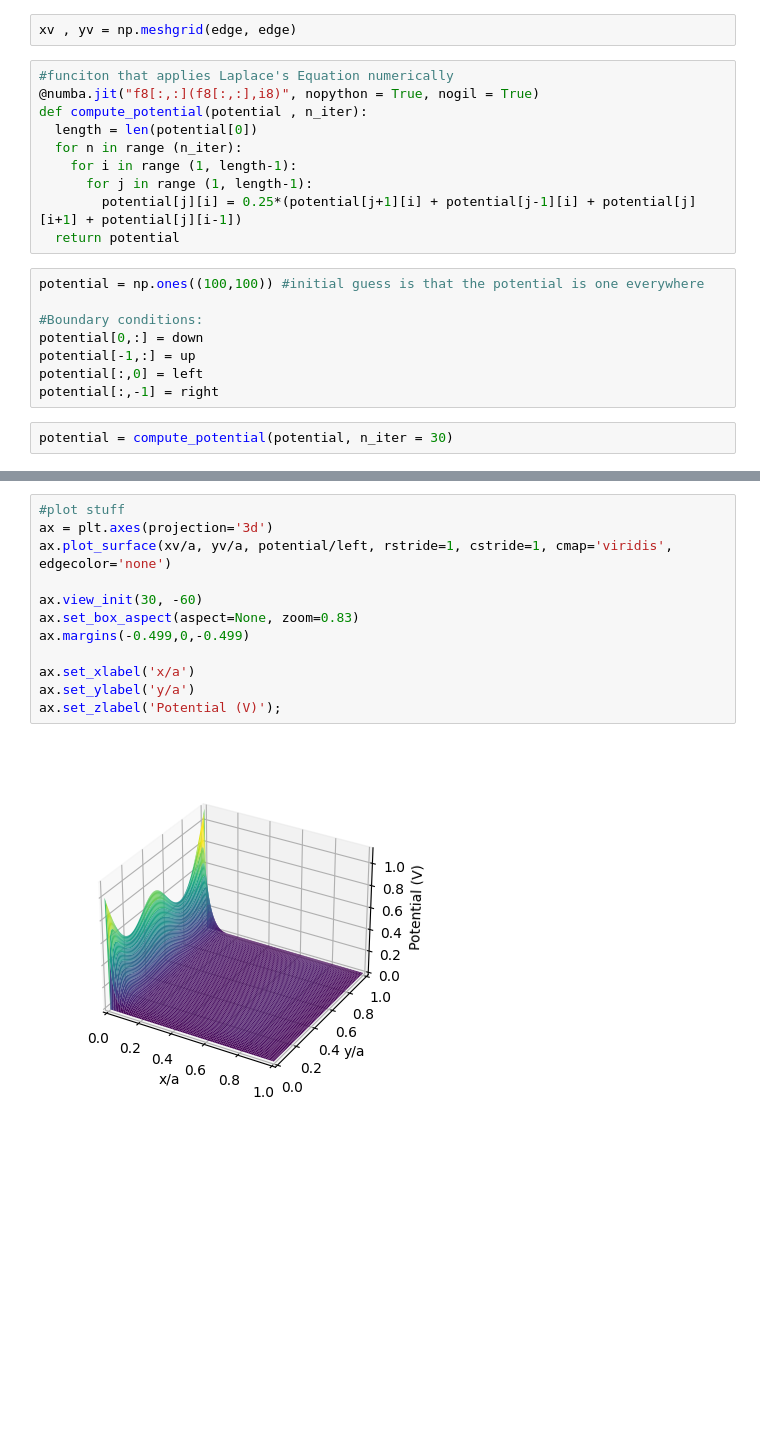
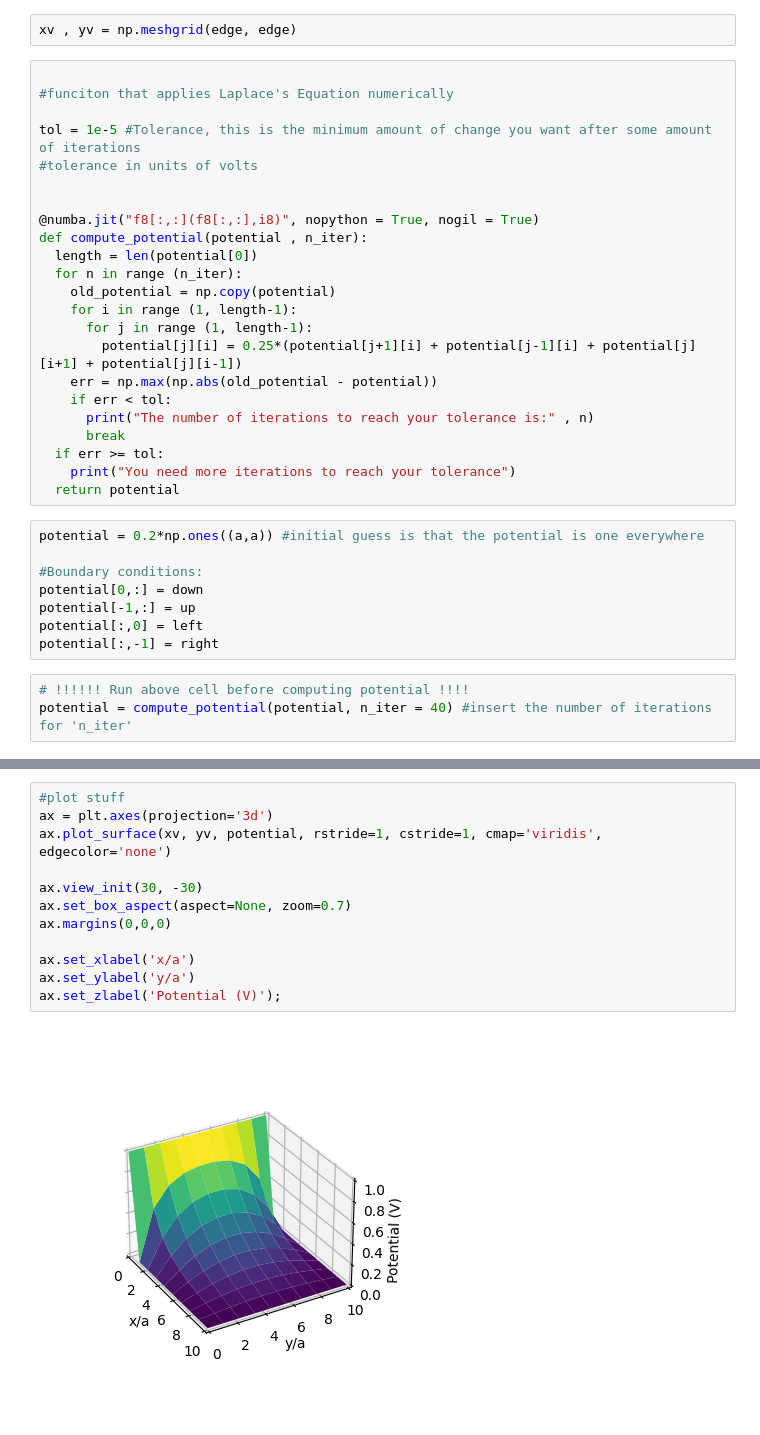
Before and after one commit to Logan-Bz/PHYS3025Work, a Jupyter notebook: Numerical_Sol_to_Laplace's_Eqn,.ipynb, the cells around one changed output, grey strips where cells are left out. Saved outputs shown, nothing was run; the diff lists cells and outputs as text; blank space fills up the shorter version.

```diff
--- a/Numerical_Sol_to_Laplace's_Eqn,.ipynb
+++ b/Numerical_Sol_to_Laplace's_Eqn,.ipynb
@@ -26,22 +22,36 @@ Here is a plot to show you what our V0 function looks like. Y-values on the hori
 # %%
 xv , yv = np.meshgrid(edge, edge)
 # %%
+
 #funciton that applies Laplace's Equation numerically
+
+tol = 1e-5 #Tolerance, this is the minimum amount of change you want after some amount of iterations
+#tolerance in units of volts
+
+
 @numba.jit("f8[:,:](f8[:,:],i8)", nopython = True, nogil = True)
 def compute_potential(potential , n_iter):
   length = len(potential[0])
   for n in range (n_iter):
+    old_potential = np.copy(potential)
     for i in range (1, length-1):
       for j in range (1, length-1):
         potential[j][i] = 0.25*(potential[j+1][i] + potential[j-1][i] + potential[j][i+1] + potential[j][i-1])
+    err = np.max(np.abs(old_potential - potential))
+    if err < tol:
+      print("The number of iterations to reach your tolerance is:" , n)
+      break
+  if err >= tol:
+    print("You need more iterations to reach your tolerance")
   return potential
 # %%
-potential = np.ones((100,100)) #initial guess is that the potential is one everywhere
+potential = 0.2*np.ones((a,a)) #initial guess is that the potential is one everywhere
 
 #Boundary conditions:
 potential[0,:] = down
 potential[-1,:] = up
 potential[:,0] = left
 potential[:,-1] = right
-# %%
-potential = compute_potential(potential, n_iter = 30)
+# %%
+# !!!!!! Run above cell before computing potential !!!!
+potential = compute_potential(potential, n_iter = 40) #insert the number of iterations for 'n_iter'
@@ -48,14 +60,14 @@ potential = compute_potential(potential, n_iter = 30)
 # %%
 #plot stuff
 ax = plt.axes(projection='3d')
-ax.plot_surface(xv/a, yv/a, potential/left, rstride=1, cstride=1, cmap='viridis', edgecolor='none')
+ax.plot_surface(xv, yv, potential, rstride=1, cstride=1, cmap='viridis', edgecolor='none')
 
-ax.view_init(30, -60)
-ax.set_box_aspect(aspect=None, zoom=0.83)
-ax.margins(-0.499,0,-0.499)
+ax.view_init(30, -30)
+ax.set_box_aspect(aspect=None, zoom=0.7)
+ax.margins(0,0,0)
 
 ax.set_xlabel('x/a')
 ax.set_ylabel('y/a')
 ax.set_zlabel('Potential (V)');
 # %% [output]
-[figure, old version]
+[figure, new version]
```
Also changed, not shown: parts of 2 cells of this notebook.
